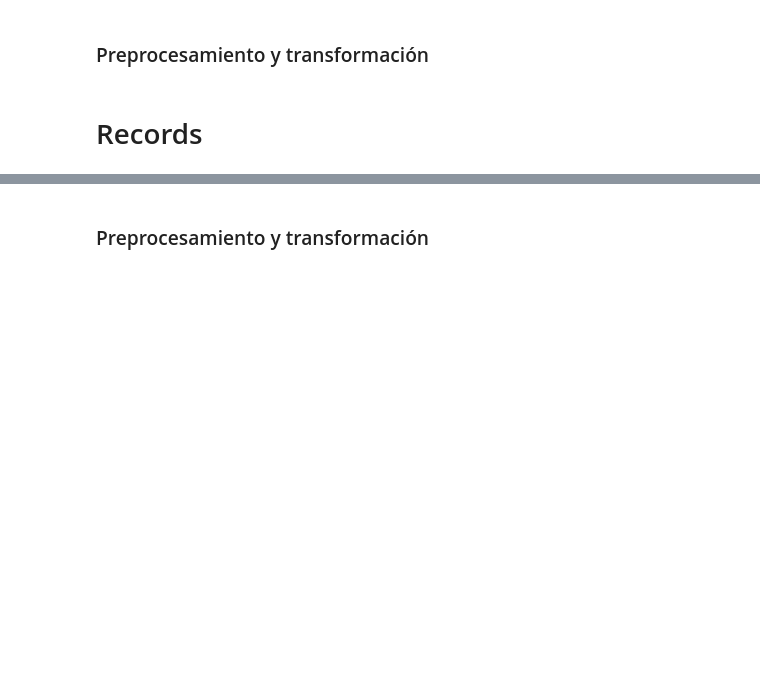
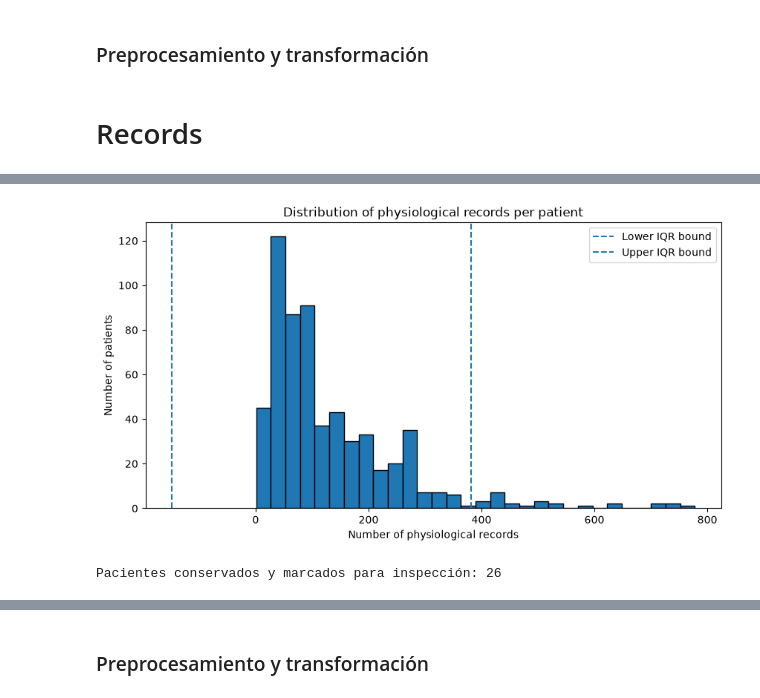
Before and after one commit to AlejandraJaramillo19/mlda-project_, a Jupyter notebook: notebooks/03_data_preparation/03_data_preparation.ipynb, the cells around one changed output, grey strips where cells are left out. Cells and saved outputs as stored; diff of their text form; code cells hidden in the pictures; blank space fills up the shorter version.

```diff
--- a/notebooks/03_data_preparation/03_data_preparation.ipynb
+++ b/notebooks/03_data_preparation/03_data_preparation.ipynb
@@ -1618,0 +2457,6 @@ En la selección de datos, reflexione sobre las variables que son realmente rele
+# %%
+records_df = pd.DataFrame(physiological_records)
+
+print("Dimensiones:", records_df.shape)
+
+records_df.head(10)
@@ -1618,0 +2722,14 @@ En la selección de datos, reflexione sobre las variables que son realmente rele
+# %%
+Q1 = records_per_patient.quantile(0.25)
+Q3 = records_per_patient.quantile(0.75)
+
+IQR = Q3 - Q1
+
+lower_bound = Q1 - 1.5 * IQR
+upper_bound = Q3 + 1.5 * IQR
+
+print("Q1:", Q1)
+print("Q3:", Q3)
+print("IQR:", IQR)
+print("Límite inferior:", lower_bound)
+print("Límite superior:", upper_bound)
@@ -1618,0 +2794,40 @@ En la selección de datos, reflexione sobre las variables que son realmente rele
+# %%
+import matplotlib.pyplot as plt
+
+plt.figure(figsize=(10, 5))
+
+plt.hist(
+    records_per_patient,
+    bins=30,
+    edgecolor="black"
+)
+
+plt.axvline(
+    lower_bound,
+    linestyle="--",
+    label="Lower IQR bound"
+)
+
+plt.axvline(
+    upper_bound,
+    linestyle="--",
+    label="Upper IQR bound"
+)
+
+plt.xlabel("Number of physiological records")
+plt.ylabel("Number of patients")
+plt.title("Distribution of physiological records per patient")
+plt.legend()
+
+plt.show()
+# %% [output]
+[figure, added]
+# %%
+outlier_patient_ids = outlier_patients.index.tolist()
+
+print(
+    "Pacientes conservados y marcados para inspección:",
+    len(outlier_patient_ids)
+)
+# %% [output]
+Pacientes conservados y marcados para inspección: 26
```
Also changed, not shown: parts of 86 cells of this notebook.
